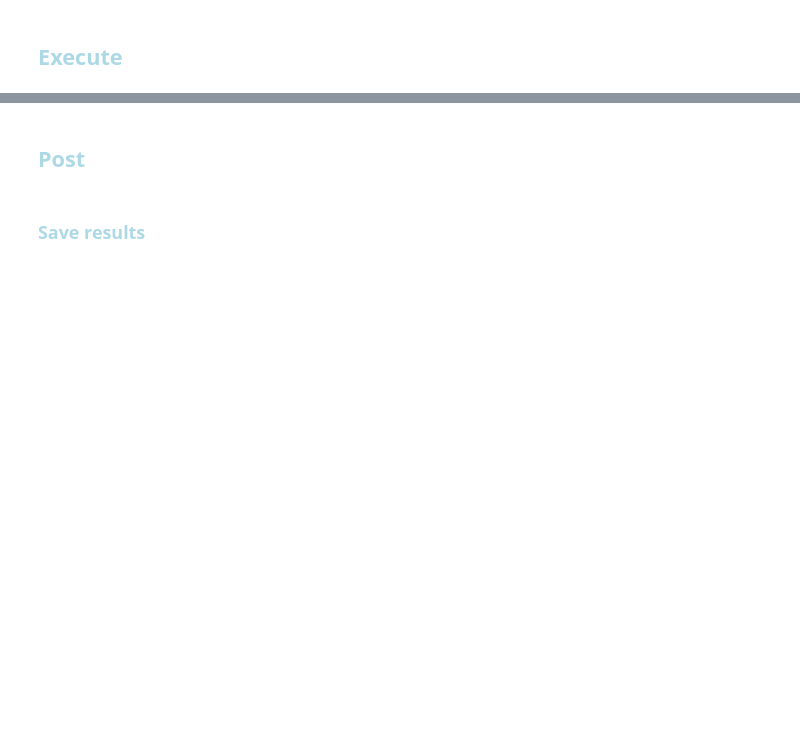
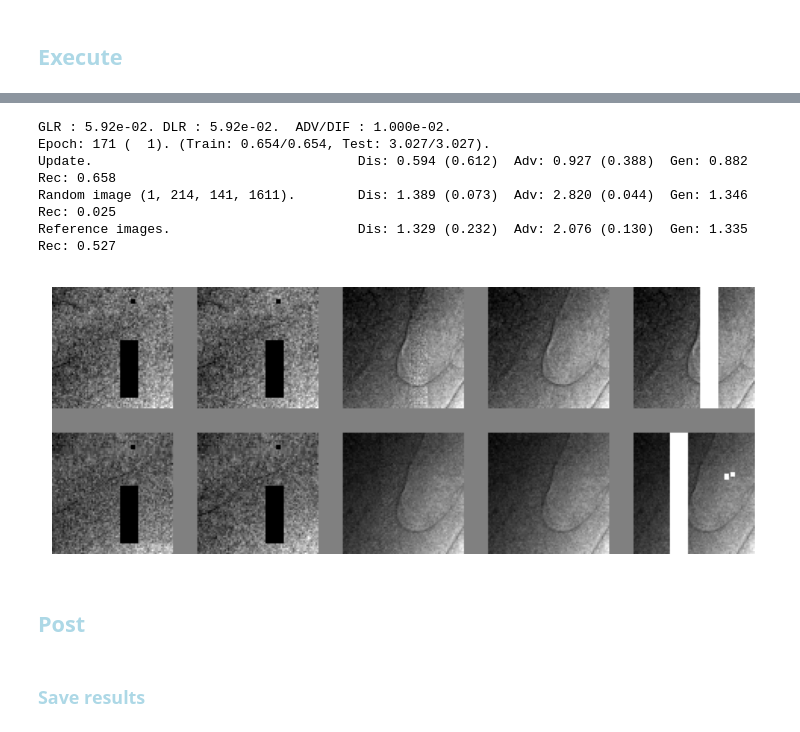
Before and after one commit to antonmx/shiftpatch, a Jupyter notebook: shiftpatch_bp3.ipynb, the cells around one changed output, grey strips where cells are left out. Drawn from its saved outputs; the diff is of its cells as text; code cells hidden in the pictures; blank space fills up the shorter version.

```diff
--- a/shiftpatch_bp3.ipynb
+++ b/shiftpatch_bp3.ipynb
@@ -289,3 +233,54 @@ Reference images.                        Dis: 1.195 (0.211)  Adv: 1.753 (0.205)
+# %%
+#torch.autograd.set_detect_anomaly(True)
+
+def adjustScheduler(scheduler, iniLr, target) :
+    if scheduler is None :
+        return ""
+    gamma = scheduler.gamma
+    curLR = scheduler.get_last_lr()[0] / iniLr
+    if gamma < 1 and curLR > target \
+    or gamma > 1 and curLR < target :
+        scheduler.step()
+    return f"LR : {curLR:.2e}. "
+
+sg.ADV_DIF=1e-02
+sg.scheduler_G = torch.optim.lr_scheduler.StepLR(sg.optimizer_G, 1, gamma=1-0.001)
+sg.scheduler_D = torch.optim.lr_scheduler.StepLR(sg.optimizer_D, 1, gamma=1-0.001)
+#torch.optim.lr_scheduler.LambdaLR(sg.optimizer_G, lambda epoch: 1).step()
+#torch.optim.lr_scheduler.LambdaLR(sg.optimizer_D, lambda epoch: 1).step()
+def my_beforeReport(_) :
+    message = ""
+    message += "G" + adjustScheduler(sg.scheduler_G, sg.TCfg.learningRateG, 0.03)
+    message += "D" + adjustScheduler(sg.scheduler_D, sg.TCfg.learningRateD, 0.03)
+    message += f" ADV/DIF : {sg.ADV_DIF:.3e}."
+    sg.ADV_DIF = max(0.66e-2, sg.ADV_DIF-1e-5)
+#    message += f" Ampl : {sg.generator.amplitude:.3f}."
+#    sg.generator.amplitude = min(1, sg.generator.amplitude * (1+3e-3) )
+    with open(f"message_{sg.TCfg.exec}.txt", 'a') as file:
+        file.write(message + "\n")
+    print(message)
+    return
+sg.beforeReport = my_beforeReport
+
+#sg.TCfg.loaderWorkers = 0 # for debug single threaded
+try :
+    sg.train(savedCheckPoint)
+except :
+    #del sg.dataLoader
+    #del sg.testLoader
+    sg.freeGPUmem()
+    1/10 # to release Jupyuter memory in the next step
+    sg.epoch -= 1
+    raise
+
+# Gen noBN; Dis noBN; Dis individual, no masks
+# %% [output]
+GLR : 5.92e-02. DLR : 5.92e-02.  ADV/DIF : 1.000e-02.
+Epoch: 171 (  1). (Train: 0.654/0.654, Test: 3.027/3.027).
+Update.                                  Dis: 0.594 (0.612)  Adv: 0.927 (0.388)  Gen: 0.882  Rec: 0.658
+Random image (1, 214, 141, 1611).        Dis: 1.389 (0.073)  Adv: 2.820 (0.044)  Gen: 1.346  Rec: 0.025
+Reference images.                        Dis: 1.329 (0.232)  Adv: 2.076 (0.130)  Gen: 1.335  Rec: 0.527
+[figure, added]
 # %% [markdown]
 ## <font style="color:lightblue">Post</font>
 # %%
```
Also changed, not shown: parts of 6 cells of this notebook, 4 other files.
